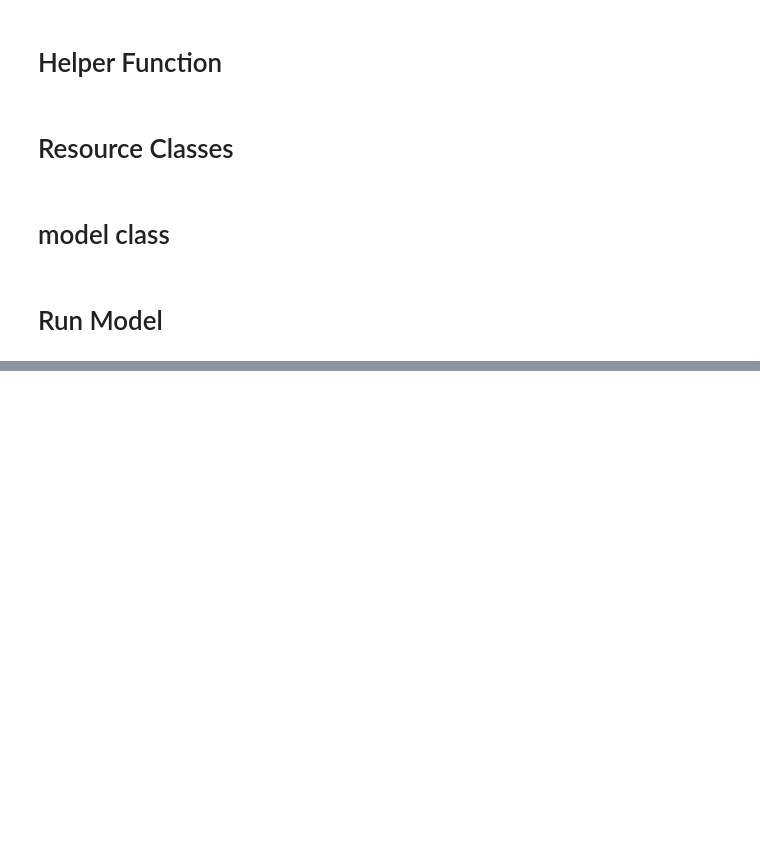
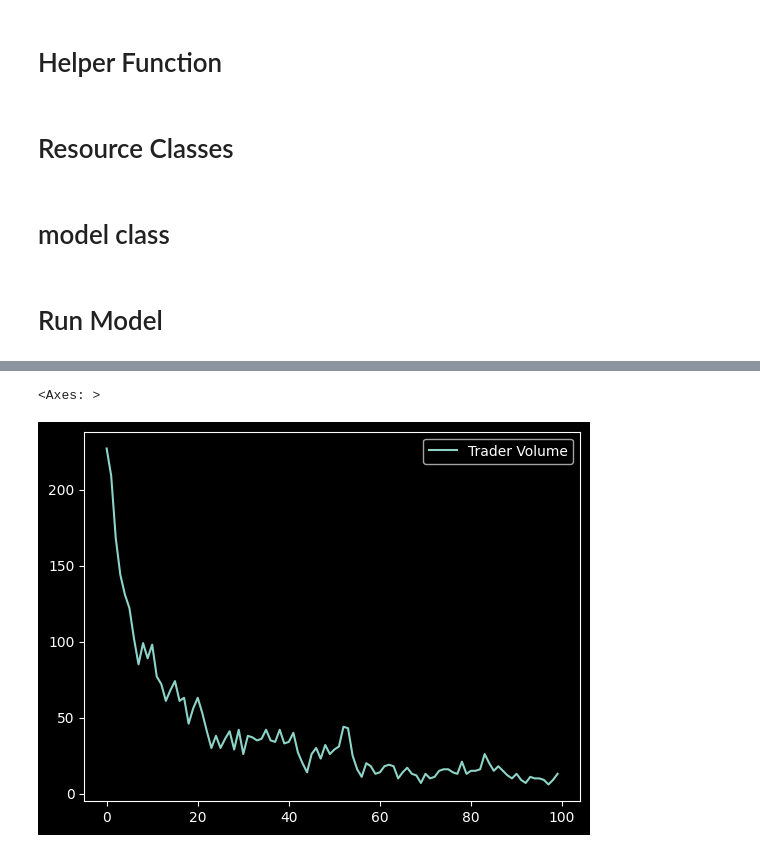
Before and after one commit to realjustfree/Mesa-ABM-Tutorial, a Jupyter notebook: my_code_sugarscape.ipynb, the cells around one changed output, grey strips where cells are left out. Saved outputs shown, nothing was run; the diff lists cells and outputs as text; code cells hidden in the pictures; blank space fills up the shorter version.

```diff
--- a/my_code_sugarscape.ipynb
+++ b/my_code_sugarscape.ipynb
@@ -276,7 +297,6 @@ class Trader(mesa.Agent):
         :return:
         """
 
-
         # confirm that sugar and spice are over 0
         assert self.sugar > 0
         assert self.spice > 0
@@ -313,7 +333,7 @@ class Trader(mesa.Agent):
         self.trade_partners.append(other.unique_id)
 
         #continue trading
-        self.trade(other)
+        #self.trade(other)
 
 
     def maybe_die(self):
@@ -352,7 +372,7 @@ class SugarscapeG1mt(mesa.Model):
 
         # 부모 클래스(mesa.Model) 초기화
         super().__init__()
-
+        #self.agents = mesa.AgentSet(self)
 
         self.width = width
         self.height = height
@@ -369,6 +389,13 @@ class SugarscapeG1mt(mesa.Model):
         # .Grid property
         # torus=True로 하면 팩맨처럼 맵이 연결됩니다.
         self.grid = mesa.space.MultiGrid(self.width, self.height, torus=True)
+        # initiate data collector
+        self.datacollector = mesa.DataCollector(
+            model_reporters={"Trader": lambda m: m.agents.select(agent_type=Trader),
+                             "Trader Volume": lambda m: sum(len(a.trade_partners) for a in m.agents.select(agent_type=Trader)),
+                             "Price": lambda m: geometric_mean(flatten([a.prices for a in m.agents.select(agent_type=Trader) if a.prices]))} # prices가 비어있지 않은 경우만 flatten
+        )
+
 
         self.sugar_distribution = np.genfromtxt("sugar-map.txt")
         self.spice_distribution = np.flip(self.sugar_distribution, axis=0)
@@ -382,14 +409,13 @@ class SugarscapeG1mt(mesa.Model):
             if max_sugar > 0:
                 sugar = Sugar(self, (x,y), max_sugar)
                 self.grid.place_agent(sugar, (x, y))
-                # self.schedule.add(sugar) # Mesa 3.0+에서는 필요 없으므로 삭제
+                #self.agents.add(sugar) # AgentSet에 추가
 
             max_spice = self.spice_distribution[x, y]
             if max_spice > 0:
                 spice = Spice(self, (x,y), max_spice)
                 self.grid.place_agent(spice, (x, y))
-                # self.schedule.add(spice) # Mesa 3.0+에서는 필요 없으므로 삭제
-
+                #self.agents.add(spice) # AgentSet에 추가
         for i in range(self.initial_population):
             x = self.random.randrange(self.width)
             y = self.random.randrange(self.height)
@@ -437,15 +463,9 @@ class SugarscapeG1mt(mesa.Model):
 
 
     def step(self):
-        # 모델의 모든 에이전트(Sugar, Spice, Trader)의 step 메서드를 호출합니다.
-        # Mesa 3.0+에서는 self.agents를 통해 에이전트들을 관리합니다.
+
         self.agents.do("step")
 
-    #    for sugar in self.schedule.agents_by_type[Sugar].values():
-    #        sugar.step()
-        # for trader
-        # agent death and removal
-        # Mesa 3.0+에서는 self.agents.select()를 사용하여 특정 타입의 에이전트를 가져옵니다.
 
         trader_shuffle = self.get_shuffled_traders()
 
@@ -461,12 +481,14 @@ class SugarscapeG1mt(mesa.Model):
         for agent in trader_shuffle:
             agent.trade_with_neighbors()
 
+        # collect model level data
+        self.datacollector.collect(self)
 
-    def run_model(self,step_count=1000):
+    def run_model(self,step_count=500):
         for i in range(step_count):
             self.step()
 # %% [markdown]
 # Run Model
 # %%
 model = SugarscapeG1mt()
-model.run_model(5)
+model.run_model(step_count=100)
@@ -472,0 +497,3 @@ model.run_model(5)
+# %%
+result = model.datacollector.get_model_vars_dataframe()
+result
@@ -472,0 +514,5 @@ model.run_model(5)
+# %%
+result.plot(y="Trader Volume", use_index=True)
+# %% [output]
+<Axes: >
+[figure, added]
```
Also changed, not shown: parts of 6 cells of this notebook.
